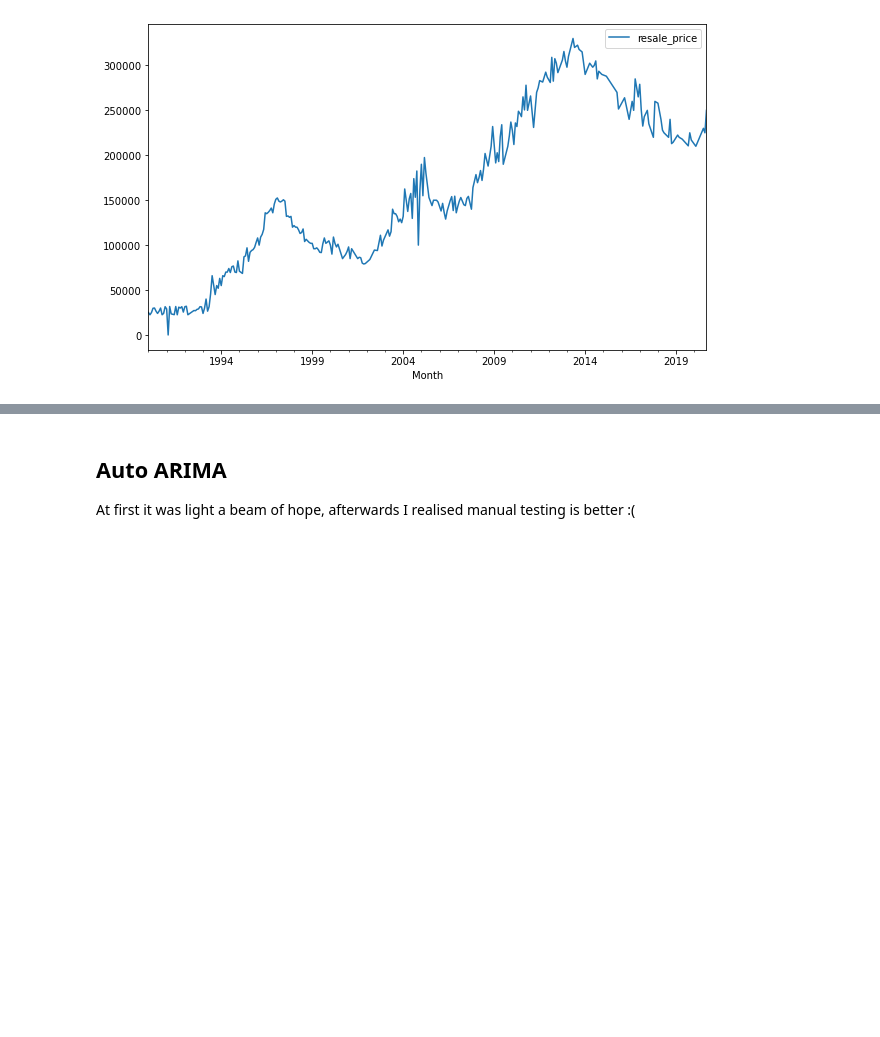
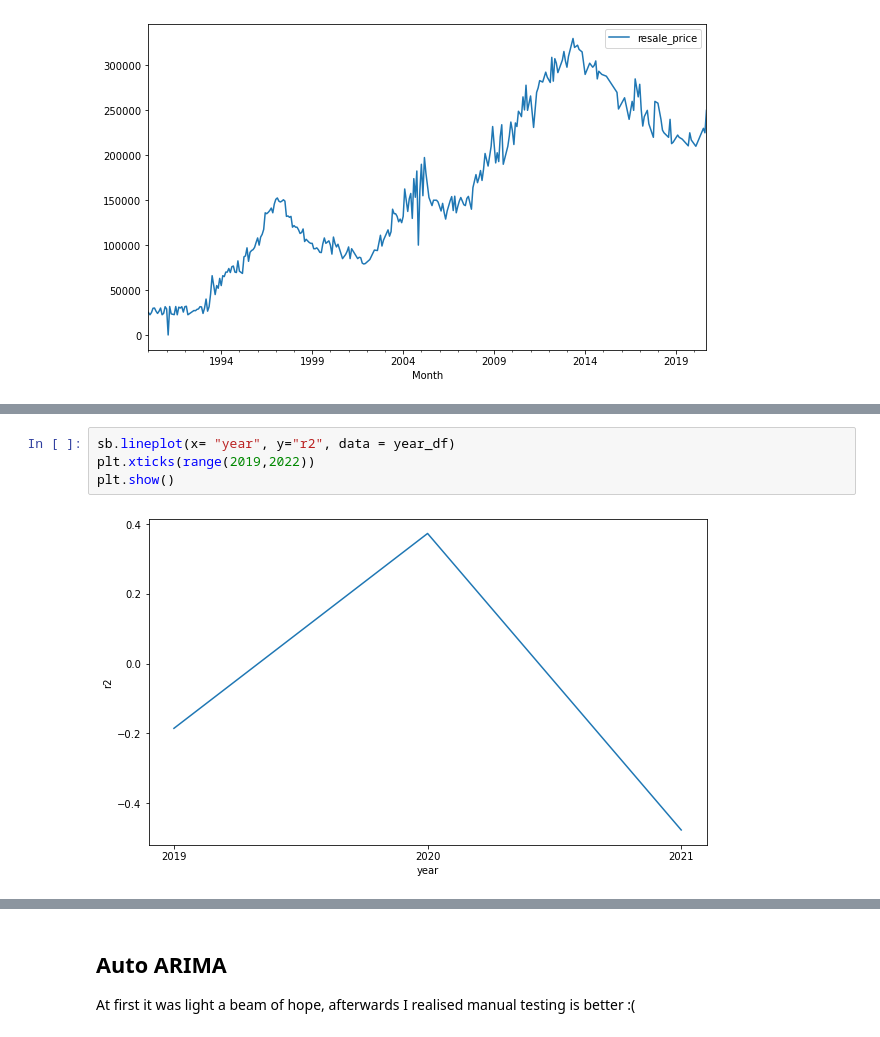
Before and after one commit to AnthonyChew/sc1015-1, a Jupyter notebook: ARIMA.ipynb, the cells around one changed output, grey strips where cells are left out. Drawn from its saved outputs; the diff is of its cells as text; blank space fills up the shorter version.

```diff
--- a/ARIMA.ipynb
+++ b/ARIMA.ipynb
@@ -501,0 +812,6 @@ soup
+# %%
+sb.lineplot(x= "year", y="r2", data = year_df)
+plt.xticks(range(2019,2022))
+plt.show()
+# %% [output]
+[figure, added]
```
Also changed, not shown: parts of 49 cells of this notebook, 3 other files.
